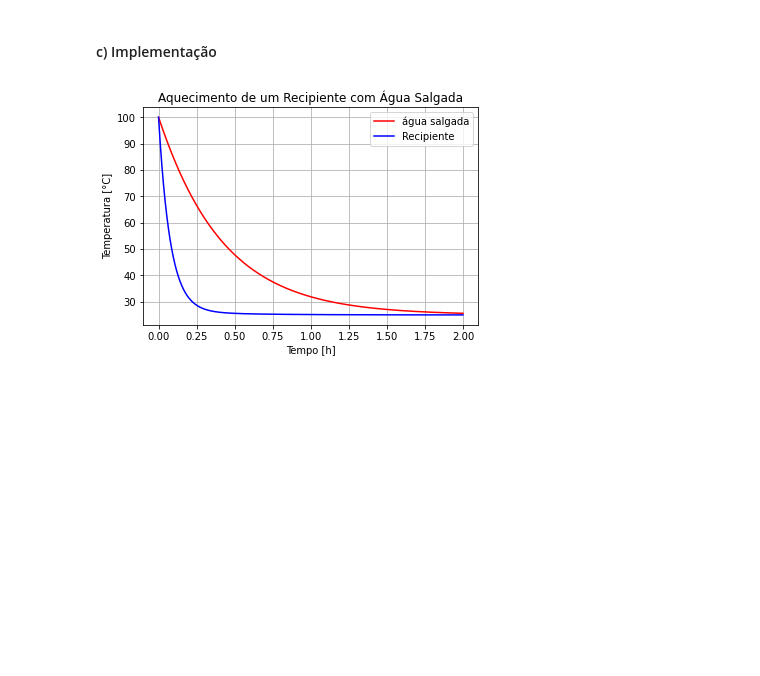
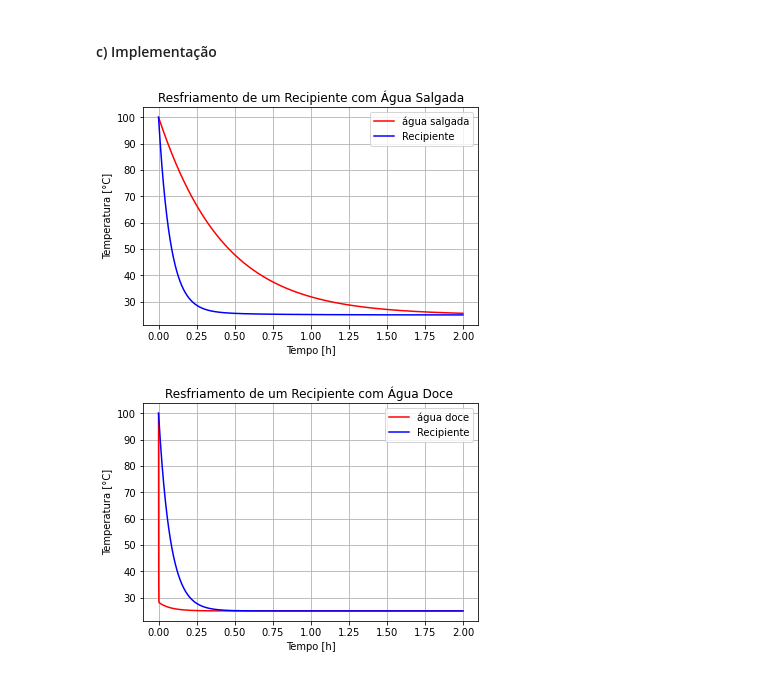
Before and after one commit to dourado-rafa/ModssimProjeto2, a Jupyter notebook: P2.ipynb, the cells around one changed output. Cells and saved outputs as stored; diff of their text form; code cells hidden in the pictures; blank space fills up the shorter version.

```diff
--- a/P2.ipynb
+++ b/P2.ipynb
@@ -129,25 +129,41 @@ def modelo2(x, t):
 # %%
 Tmax = 2*60*60 # segundos
 dt = 1
 tempo_s = np.arange(0, Tmax, dt)
 tempo_h = list([t/3600 for t in tempo_s])
 
 X0 = [373.15, 373.15] # [Tl_0, Tr_0]
 
 Xy1 = odeint(modelo1, X0, tempo_s)
 
 Tl_y1 = list(Xy1[:,0] - 273.15)
 
 Tr_y1 = list(Xy1[:,1] - 273.15)
 
+Xy2= odeint(modelo2, X0, tempo_s)
+
+Tl_y2= list(Xy2[:,0]-273.15)
+
+Tr_y2= list(Xy2[:,1]-273.15)
+
 # plt.plot(t_lista_exp, To_lista_exp, label="Experimento")
 plt.plot(tempo_h, Tl_y1, color="red", label="água salgada")
 plt.plot(tempo_h, Tr_y1, color="blue", label="Recipiente")
-plt.title("Aquecimento de um Recipiente com Água Salgada")
+plt.title("Resfriamento de um Recipiente com Água Salgada")
 plt.xlabel("Tempo [h]")
 plt.ylabel("Temperatura [°C]")
 plt.legend()
 plt.grid()
 plt.show()
+
+plt.plot(tempo_h, Tl_y2, color= "red", label="água doce")
+plt.plot(tempo_h, Tr_y2, color= "blue", label= "Recipiente")
+plt.title("Resfriamento de um Recipiente com Água Doce ")
+plt.xlabel("Tempo [h]")
+plt.ylabel("Temperatura [°C]")
+plt.legend()
+plt.grid()
+plt.show()
 # %% [output]
 [figure]
+[figure, added]
```
